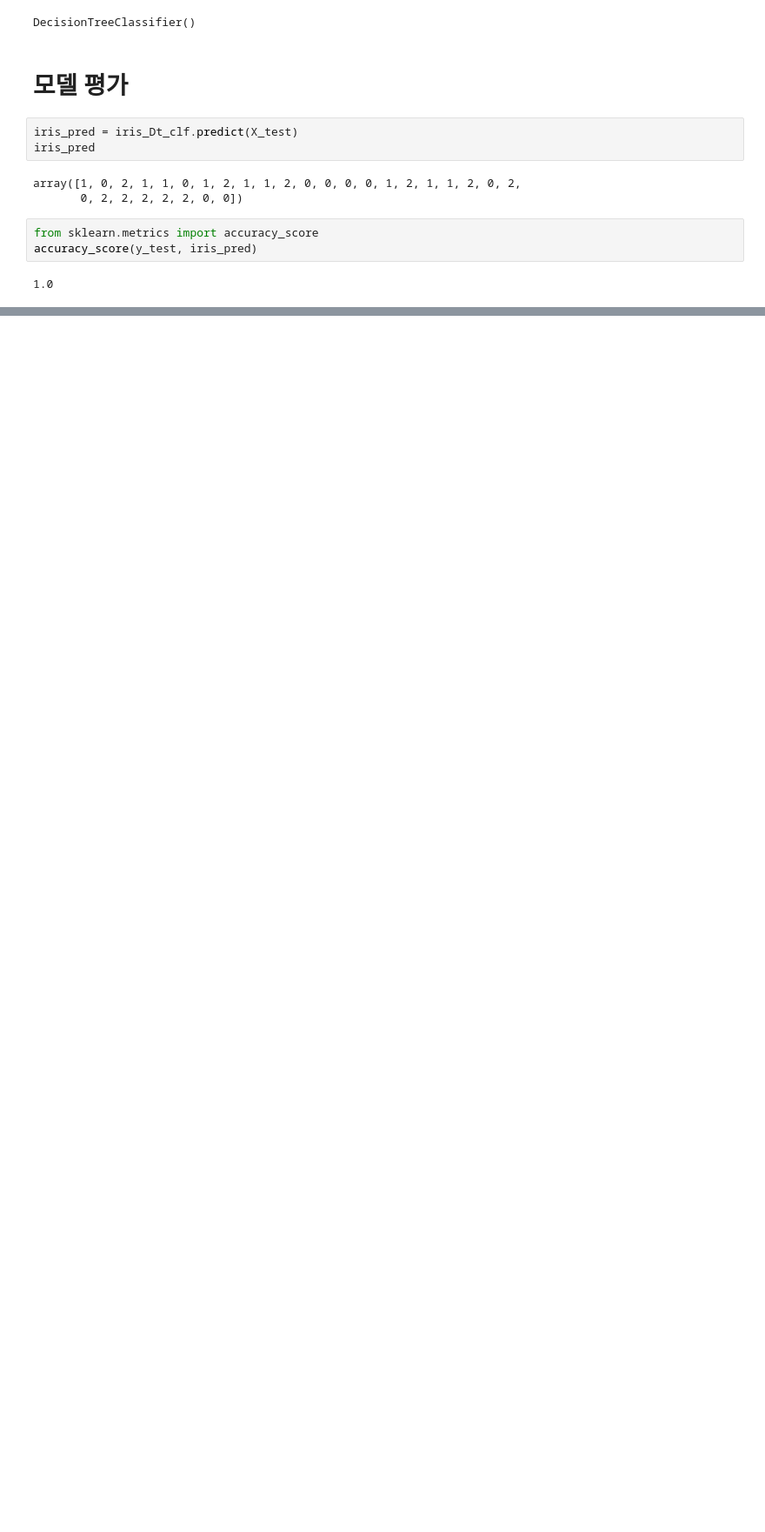
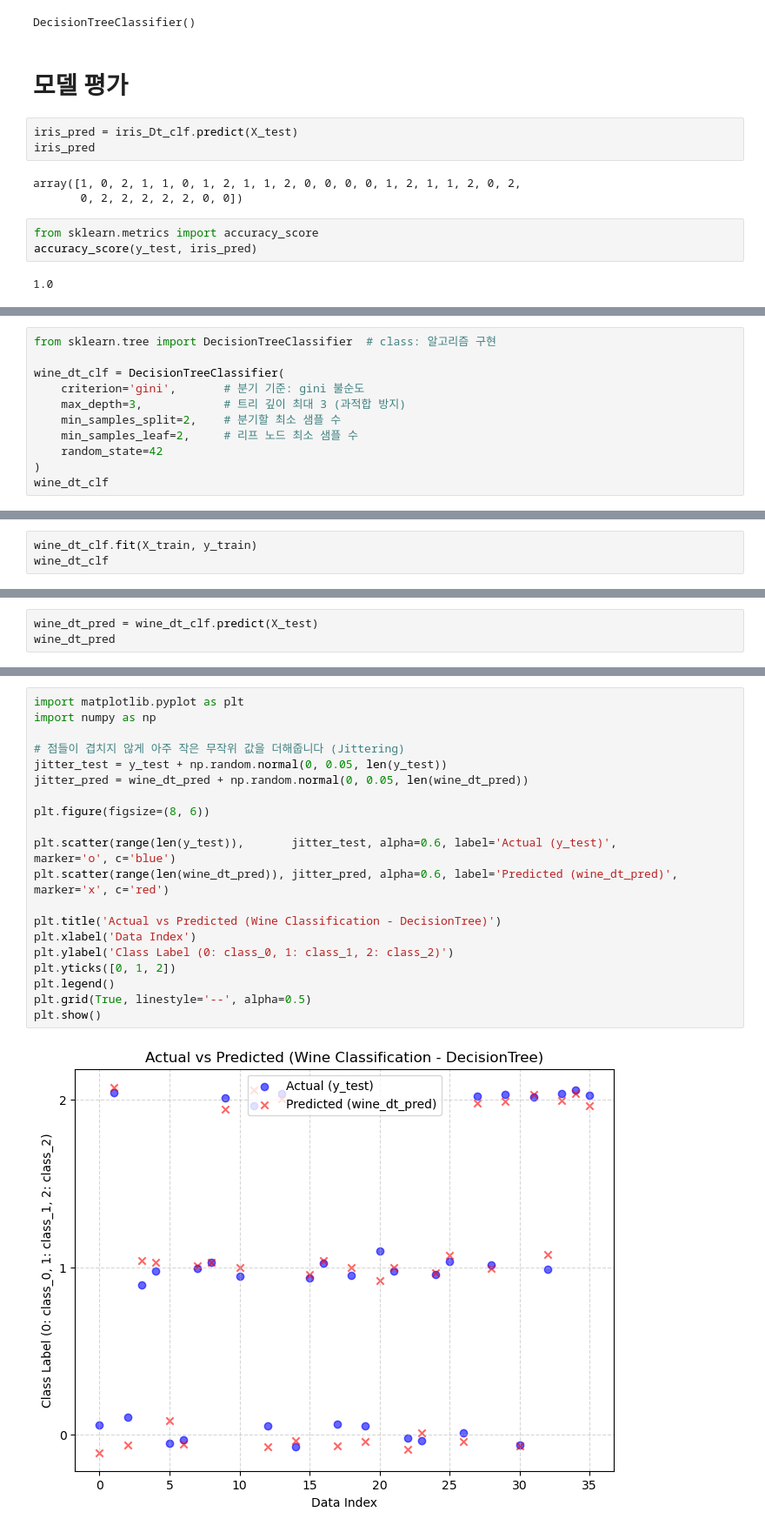
Before and after one commit to blackhole-24/hipython, a Jupyter notebook: ml/2_모델링.ipynb, the cells around one changed output, grey strips where cells are left out. Shown at 87% size. Drawn from its saved outputs; the diff is of its cells as text; blank space fills up the shorter version.

```diff
--- a/ml/2_모델링.ipynb
+++ b/ml/2_모델링.ipynb
@@ -90,0 +240,11 @@ from sklearn.datasets import load_wine
+# %%
+from sklearn.tree import DecisionTreeClassifier  # class: 알고리즘 구현
+
+wine_dt_clf = DecisionTreeClassifier(
+    criterion='gini',       # 분기 기준: gini 불순도
+    max_depth=3,            # 트리 깊이 최대 3 (과적합 방지)
+    min_samples_split=2,    # 분기할 최소 샘플 수
+    min_samples_leaf=2,     # 리프 노드 최소 샘플 수
+    random_state=42
+)
+wine_dt_clf
@@ -90,0 +253,3 @@ from sklearn.datasets import load_wine
+# %%
+wine_dt_clf.fit(X_train, y_train)
+wine_dt_clf
@@ -90,0 +258,3 @@ from sklearn.datasets import load_wine
+# %%
+wine_dt_pred = wine_dt_clf.predict(X_test)
+wine_dt_pred
@@ -90,0 +287,22 @@ from sklearn.datasets import load_wine
+# %%
+import matplotlib.pyplot as plt
+import numpy as np
+
+# 점들이 겹치지 않게 아주 작은 무작위 값을 더해줍니다 (Jittering)
+jitter_test = y_test + np.random.normal(0, 0.05, len(y_test))
+jitter_pred = wine_dt_pred + np.random.normal(0, 0.05, len(wine_dt_pred))
+
+plt.figure(figsize=(8, 6))
+
+plt.scatter(range(len(y_test)),       jitter_test, alpha=0.6, label='Actual (y_test)',           marker='o', c='blue')
+plt.scatter(range(len(wine_dt_pred)), jitter_pred, alpha=0.6, label='Predicted (wine_dt_pred)',  marker='x', c='red')
+
+plt.title('Actual vs Predicted (Wine Classification - DecisionTree)')
+plt.xlabel('Data Index')
+plt.ylabel('Class Label (0: class_0, 1: class_1, 2: class_2)')
+plt.yticks([0, 1, 2])
+plt.legend()
+plt.grid(True, linestyle='--', alpha=0.5)
+plt.show()
+# %% [output]
+[figure, added]
```
Also changed, not shown: parts of 43 cells of this notebook, 2 other files.
